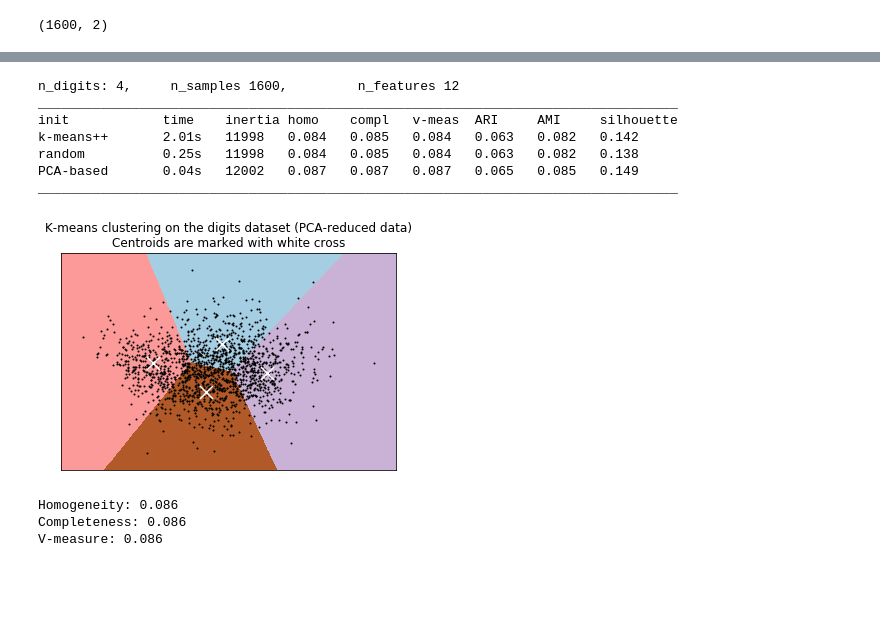
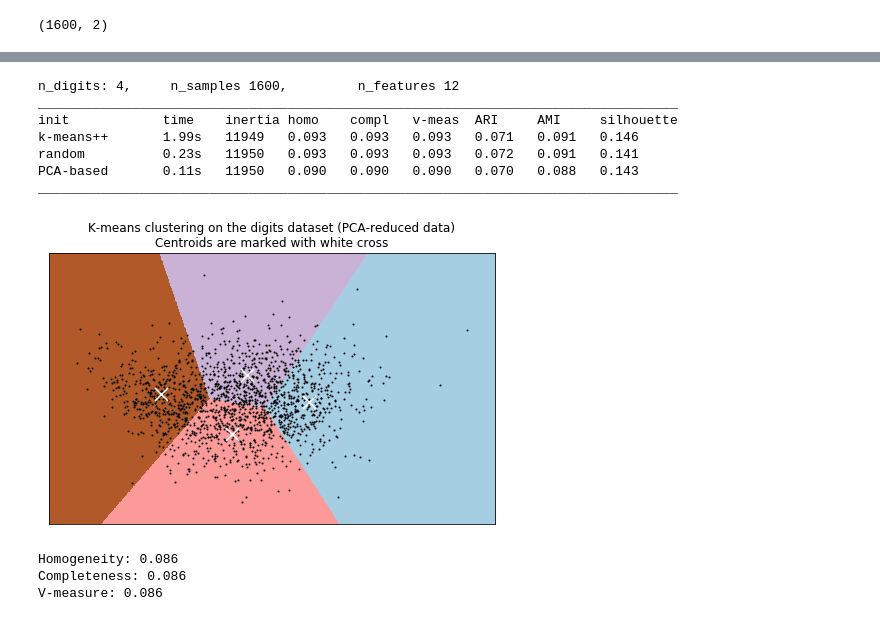
Before and after one commit to ucsd-dsc-arts/dsc160-midterm-group2, a Jupyter notebook: code/UMAP.ipynb, the cells around one changed output, grey strips where cells are left out. Saved outputs shown, nothing was run; the diff lists cells and outputs as text; code cells hidden in the pictures; blank space fills up the shorter version.

Commit message:
feature extraction practice and umap plot output, missing the cluster boundaries

```diff
--- a/code/UMAP.ipynb
+++ b/code/UMAP.ipynb
@@ -74,4 +91,4 @@ cqt = features['chroma_cqt']['mean'][['01','02','03','04','05']]
 # %%
-spect_cent = features['spectral_centroid']['mean']
+spect_cent = sampled_features['spectral_centroid']['mean']
 # %%
-mfcc = features['mfcc']['mean'][['01','02','03','04','05']]
+mfcc = sampled_features['mfcc']['mean'][['01','02','03','04','05']]
@@ -140,3 +100,5 @@ features
+# %%
+features['genre'] = sampled_features['genre']
 # %%
 import umap.umap_ as umap
 import seaborn as sns
@@ -278,3 +241,9 @@ KeyError: 'genre'
+# %%
+sample = features.drop('genre', axis=1)
+sample.columns = sample.columns.get_level_values(0)
+sample = sample.to_numpy()
+
+labels = np.concatenate((np.zeros(n_sample), np.ones(n_sample),np.full(n_sample, 2),np.full(n_sample, 3)), axis=0)
 # %%
 from time import time
 import numpy as np
@@ -349,37 +318,38 @@ xx, yy = np.meshgrid(np.arange(x_min, x_max, h), np.arange(y_min, y_max, h))
 # Obtain labels for each point in mesh. Use last trained model.
 Z = kmeans.predict(np.c_[xx.ravel(), yy.ravel()])
 
 # Put the result into a color plot
 Z = Z.reshape(xx.shape)
+fig, ax = plt.subplots(figsize=(8,5))
 plt.figure(1)
 plt.clf()
 plt.imshow(Z, interpolation='nearest',
            extent=(xx.min(), xx.max(), yy.min(), yy.max()),
            cmap=plt.cm.Paired,
            aspect='auto', origin='lower')
 
 plt.plot(reduced_data[:, 0], reduced_data[:, 1], 'k.', markersize=2)
 # Plot the centroids as a white X
 centroids = kmeans.cluster_centers_
 plt.scatter(centroids[:, 0], centroids[:, 1],
             marker='x', s=169, linewidths=3,
             color='w', zorder=10)
 plt.title('K-means clustering on the digits dataset (PCA-reduced data)\n'
           'Centroids are marked with white cross')
 plt.xlim(x_min, x_max)
 plt.ylim(y_min, y_max)
 plt.xticks(())
 plt.yticks(())
 plt.show()
 # %% [output]
 n_digits: 4,     n_samples 1600,         n_features 12
 __________________________________________________________________________________
 init            time    inertia homo    compl   v-meas  ARI     AMI     silhouette
-k-means++       2.01s   11998   0.084   0.085   0.084   0.063   0.082   0.142
-random          0.25s   11998   0.084   0.085   0.084   0.063   0.082   0.138
-PCA-based       0.04s   12002   0.087   0.087   0.087   0.065   0.085   0.149
+k-means++       1.99s   11949   0.093   0.093   0.093   0.071   0.091   0.146
+random          0.23s   11950   0.093   0.093   0.093   0.072   0.091   0.141
+PCA-based       0.11s   11950   0.090   0.090   0.090   0.070   0.088   0.143
 __________________________________________________________________________________
-[figure, old version]
+[figure, new version]
 # %%
 print("Homogeneity: %0.3f" % metrics.homogeneity_score(labels, kmeans.labels_))
 print("Completeness: %0.3f" % metrics.completeness_score(labels, kmeans.labels_))
```
Also changed, not shown: parts of 13 cells of this notebook, 1 other file.
